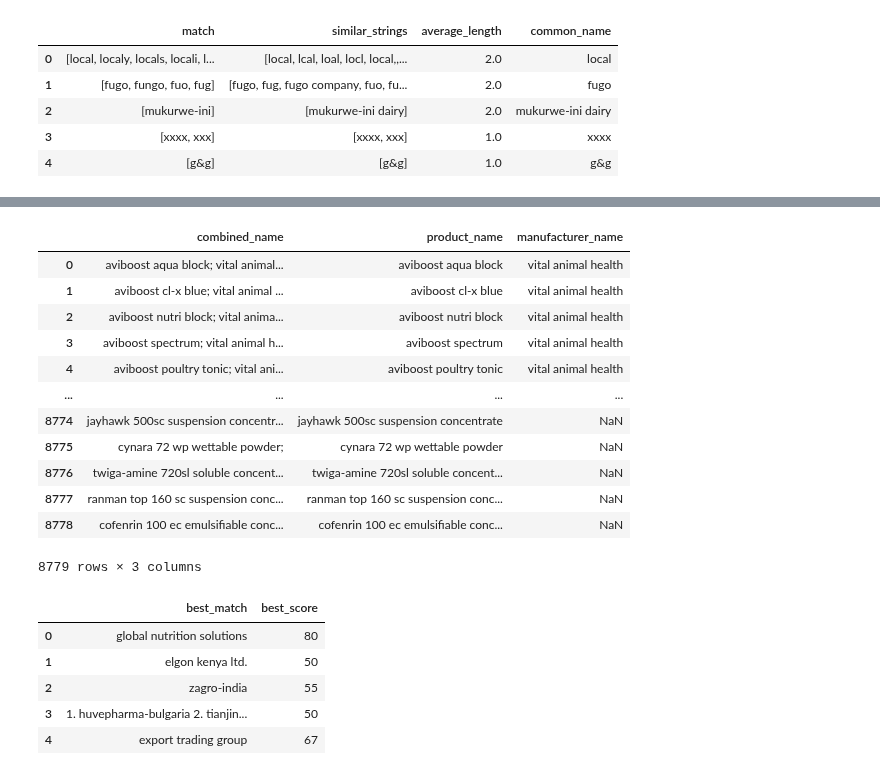
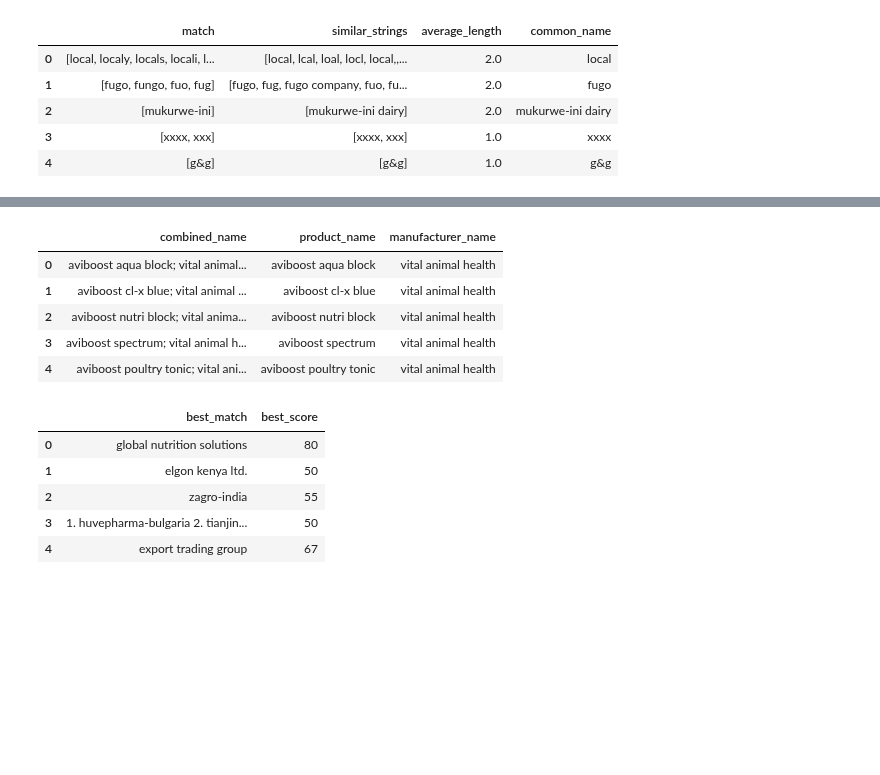
Before and after one commit to natbernard/Clustering-for-Product-Matching, a Jupyter notebook: models/model_v2/manufacturers_clustering.ipynb, the cells around one changed output, grey strips where cells are left out. Cells and saved outputs as stored; diff of their text form; code cells hidden in the pictures; blank space fills up the shorter version.

```diff
--- a/models/model_v2/manufacturers_clustering.ipynb
+++ b/models/model_v2/manufacturers_clustering.ipynb
@@ -348,19 +327,12 @@ df_unique_match.head()
 # %%
 # loading the master list
 master_list_df = pd.read_csv('/home/natasha/Documents/Iprocure/Clustering-for-Product-Matching/data/data_v1/master_list.csv')
-master_list_df
+master_list_df.head()
 # %% [output]
 |  | combined_name | product_name | manufacturer_name |
 | 0 | aviboost aqua block; vital animal... | aviboost aqua block | vital animal health |
 | 1 | aviboost cl-x blue; vital animal ... | aviboost cl-x blue | vital animal health |
 | 2 | aviboost nutri block; vital anima... | aviboost nutri block | vital animal health |
 | 3 | aviboost spectrum; vital animal h... | aviboost spectrum | vital animal health |
 | 4 | aviboost poultry tonic; vital ani... | aviboost poultry tonic | vital animal health |
-| ... | ... | ... | ... |
-| 8774 | jayhawk 500sc suspension concentr... | jayhawk 500sc suspension concentrate | NaN |
-| 8775 | cynara 72 wp wettable powder; | cynara 72 wp wettable powder | NaN |
-| 8776 | twiga-amine 720sl soluble concent... | twiga-amine 720sl soluble concent... | NaN |
-| 8777 | ranman top 160 sc suspension conc... | ranman top 160 sc suspension conc... | NaN |
-| 8778 | cofenrin 100 ec emulsifiable conc... | cofenrin 100 ec emulsifiable conc... | NaN |
-8779 rows × 3 columns
 # %%
```
Also changed, not shown: parts of 11 cells of this notebook, 2 other files.
